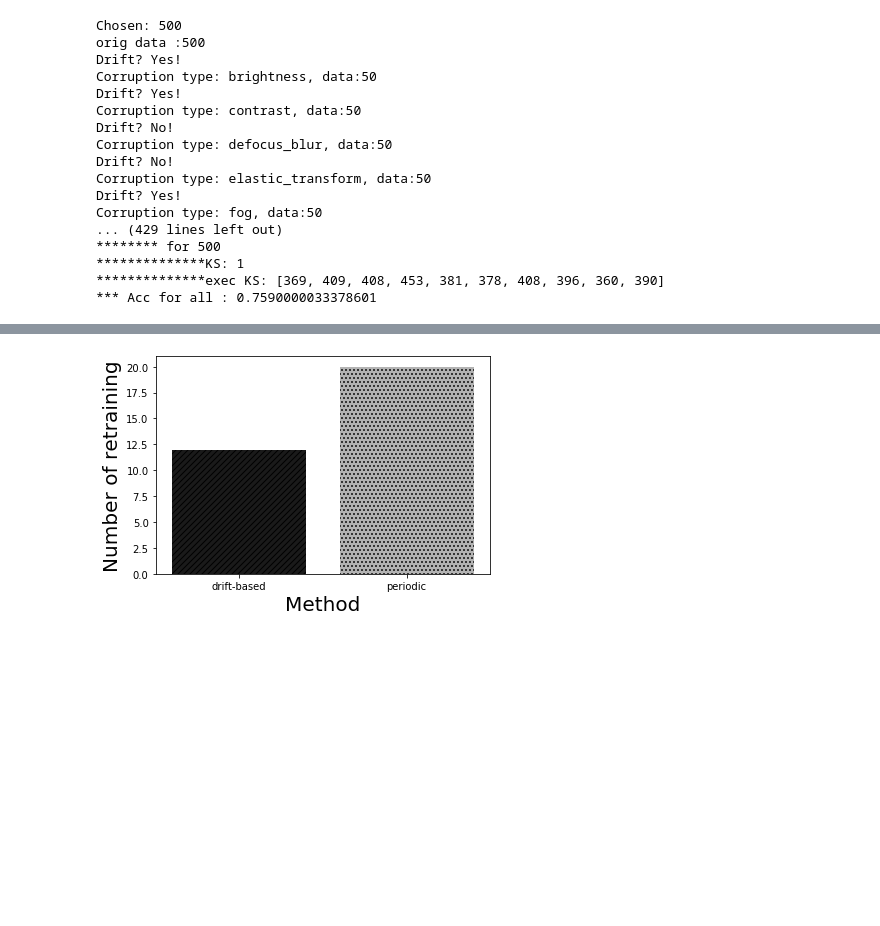
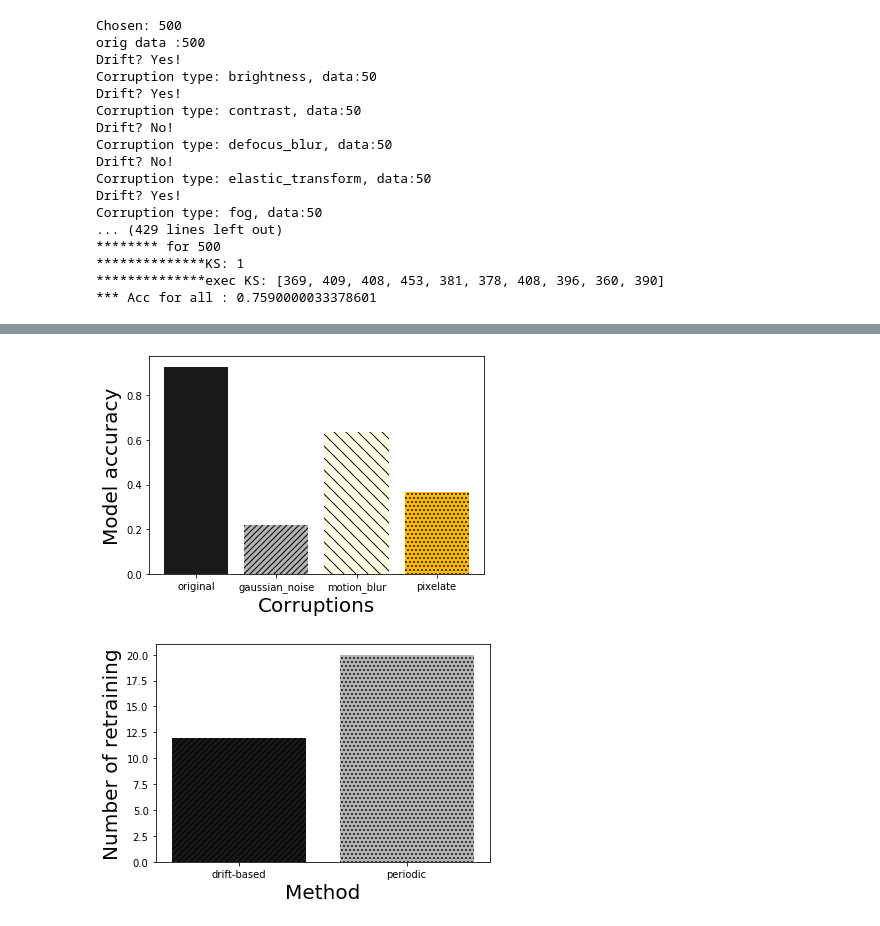
Before and after one commit to mtoslalibu/kfserving, a Jupyter notebook: mert-examples/cd_ks_cifar10.ipynb, the cells around one changed output, grey strips where cells are left out. Saved outputs shown, nothing was run; the diff lists cells and outputs as text; code cells hidden in the pictures; blank space fills up the shorter version.

```diff
--- a/mert-examples/cd_ks_cifar10.ipynb
+++ b/mert-examples/cd_ks_cifar10.ipynb
@@ -474,3 +545,20 @@ ax.set_ylim([0.65, 0.87])
+# %%
+f2, ax2 = plt.subplots()
+ax2.bar(['original', 'gaussian_noise', 'motion_blur', 'pixelate'], [0.9277999997138977, 0.2207999974489212, 0.633899986743927, 0.36660000681877136],color=get_colors())
+hatches = ["","////","\\\\","...","++","+++","////","////","////","////","////","////","////"]
+
+# Loop over the bars
+for i,thisbar in enumerate(ax2.patches):
+    # Set a different hatch for each bar
+#     print(i)
+    thisbar.set_hatch(hatches[i])
+# ax2.tick_params(labelsize=14)
+
+
+ax2.set_ylabel('Model accuracy',fontsize=20);
+ax2.set_xlabel('Corruptions',fontsize=20);
+# %% [output]
+[figure, added]
 # %%
 df = pd.read_csv('mmd-periodic-exec.csv')
 
```
Also changed, not shown: parts of 5 cells of this notebook, 9 other files.
